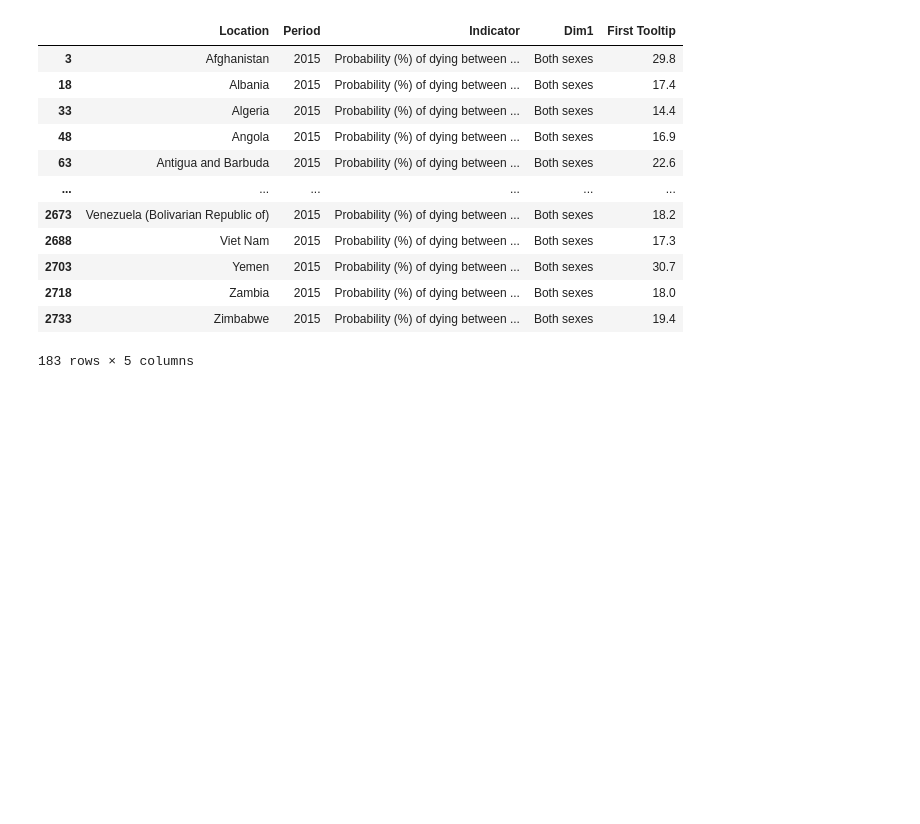
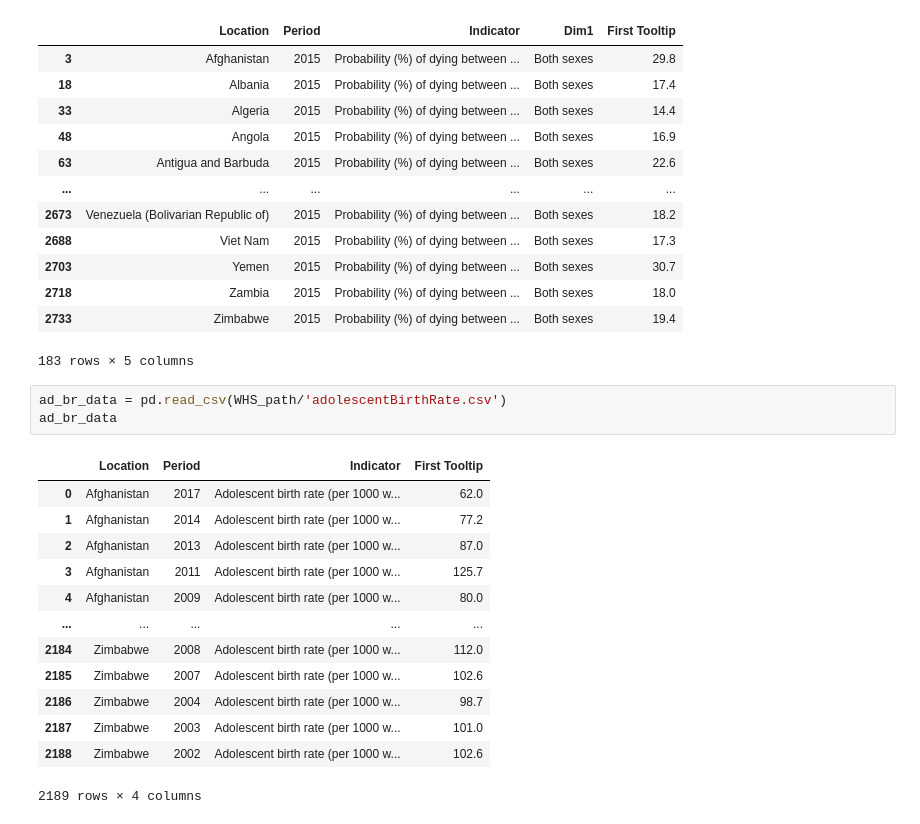
Before and after one commit to kwolf3/World_Health_Statistics_Project, a Jupyter notebook: Clean and Transform Data.ipynb, the cells around one changed output. Saved outputs shown, nothing was run; the diff lists cells and outputs as text; blank space fills up the shorter version.

```diff
--- a/Clean and Transform Data.ipynb
+++ b/Clean and Transform Data.ipynb
@@ -119,3 +105,20 @@ cancer_both_sex_2015
 | 2718 | Zambia | 2015 | Probability (%) of dying between ... | Both sexes | 18.0 |
 | 2733 | Zimbabwe | 2015 | Probability (%) of dying between ... | Both sexes | 19.4 |
 183 rows × 5 columns
+# %%
+ad_br_data = pd.read_csv(WHS_path/'adolescentBirthRate.csv')
+ad_br_data
+# %% [output]
+|  | Location | Period | Indicator | First Tooltip |
+| 0 | Afghanistan | 2017 | Adolescent birth rate (per 1000 w... | 62.0 |
+| 1 | Afghanistan | 2014 | Adolescent birth rate (per 1000 w... | 77.2 |
+| 2 | Afghanistan | 2013 | Adolescent birth rate (per 1000 w... | 87.0 |
+| 3 | Afghanistan | 2011 | Adolescent birth rate (per 1000 w... | 125.7 |
+| 4 | Afghanistan | 2009 | Adolescent birth rate (per 1000 w... | 80.0 |
+| ... | ... | ... | ... | ... |
+| 2184 | Zimbabwe | 2008 | Adolescent birth rate (per 1000 w... | 112.0 |
+| 2185 | Zimbabwe | 2007 | Adolescent birth rate (per 1000 w... | 102.6 |
+| 2186 | Zimbabwe | 2004 | Adolescent birth rate (per 1000 w... | 98.7 |
+| 2187 | Zimbabwe | 2003 | Adolescent birth rate (per 1000 w... | 101.0 |
+| 2188 | Zimbabwe | 2002 | Adolescent birth rate (per 1000 w... | 102.6 |
+2189 rows × 4 columns
```
Also changed, not shown: parts of 19 cells of this notebook.
